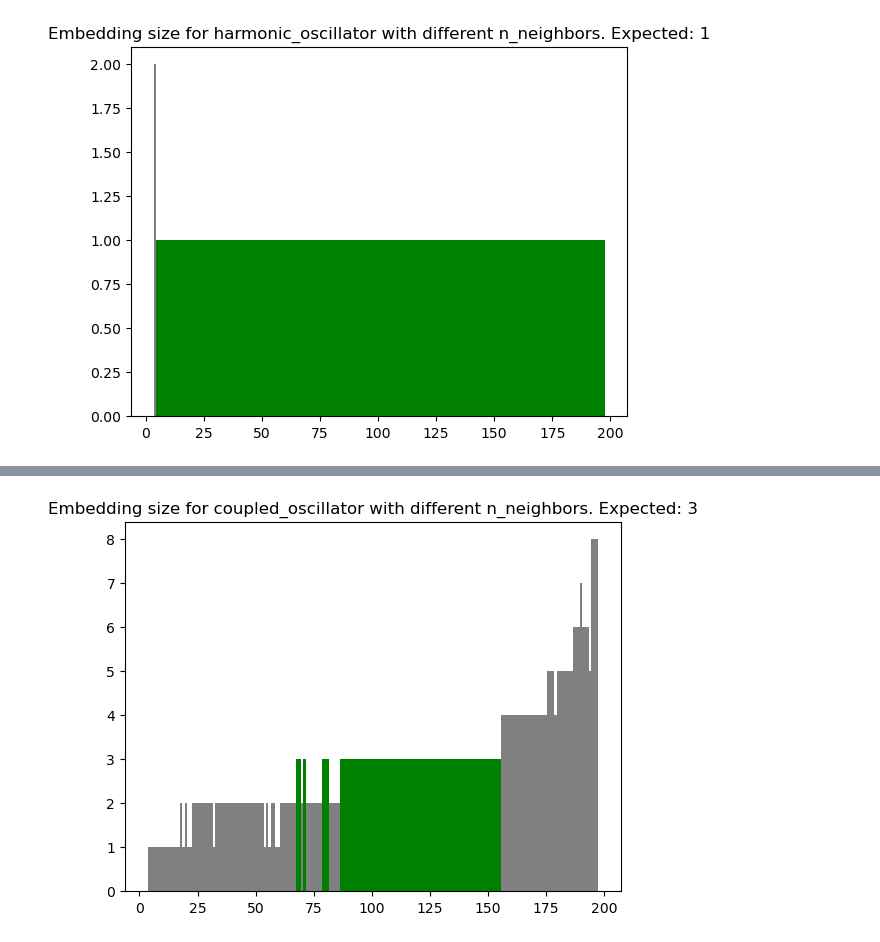
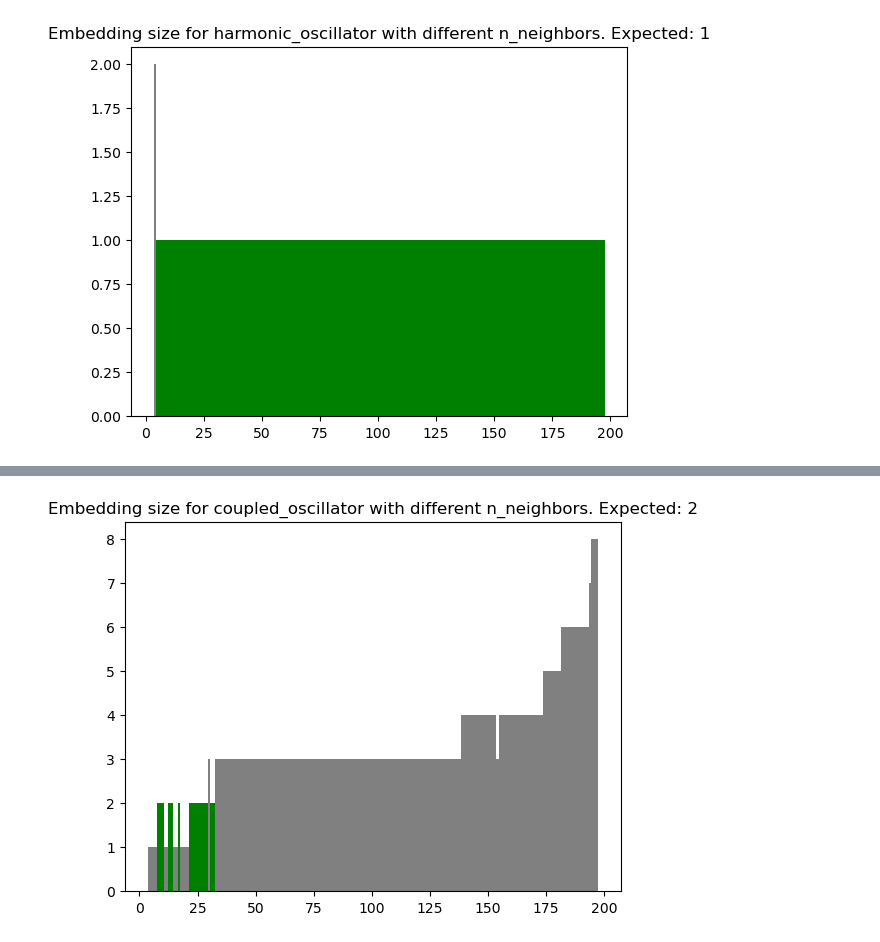
Before and after one commit to waleko/ai-prentice-conservation-laws, a Jupyter notebook: Replicating Soljacic.ipynb, the cells around one changed output, grey strips where cells are left out. Cells and saved outputs as stored; diff of their text form; code cells hidden in the pictures.

```diff
--- a/Replicating Soljacic.ipynb
+++ b/Replicating Soljacic.ipynb
@@ -168,7 +169,7 @@ try_n_neighbors(W_DP, 2, "double_pendulum")
 # %%
-try_n_neighbors(W_CO, 3, "coupled_oscillator")
+try_n_neighbors(W_CO, 2, "coupled_oscillator")
 # %% [output]
-[figure, old version]
+[figure, new version]
 # %%
 try_n_neighbors(W_KP, 3, "kepler_problem")
 # %% [output]
```
Also changed, not shown: parts of 33 cells of this notebook, 2 other files.
